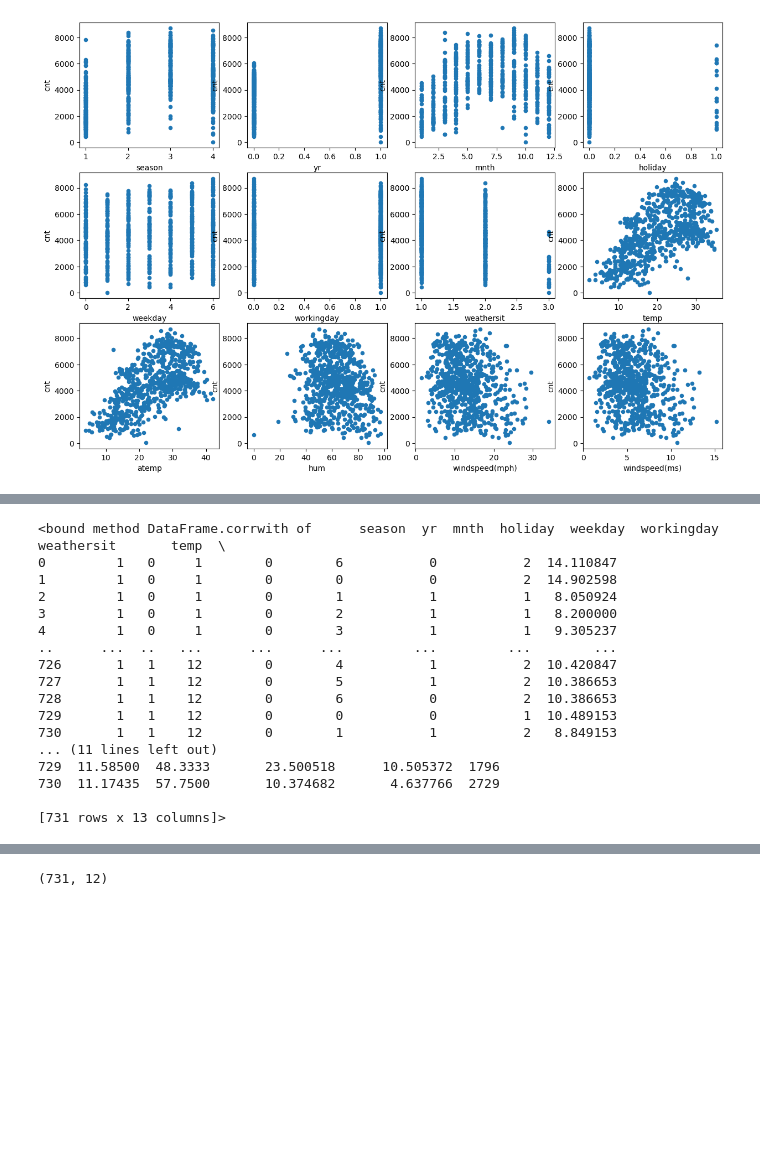
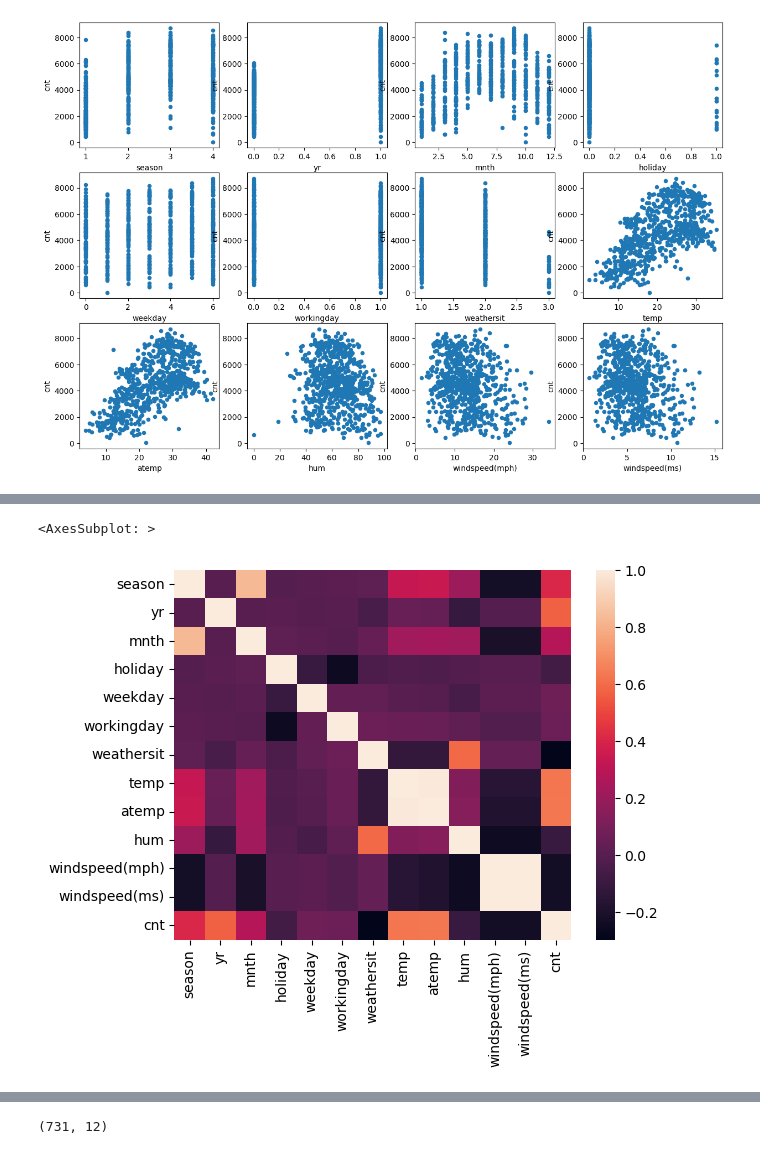
Before and after one commit to kurpenok/omstu, a Jupyter notebook: 4 semester/Machine learning/Practics/overfitting_and_regularization.ipynb, the cells around one changed output, grey strips where cells are left out. Drawn from its saved outputs; the diff is of its cells as text; code cells hidden in the pictures; blank space fills up the shorter version.

```diff
--- a/4 semester/Machine learning/Practics/overfitting_and_regularization.ipynb
+++ b/4 semester/Machine learning/Practics/overfitting_and_regularization.ipynb
@@ -47,20 +61,7 @@ for idx, feature in enumerate(data.columns[:-1]):
 # %%
-data.corrwith
+sns.heatmap(data.corr())
+
+# data.corrwith()
 # %% [output]
-<bound method DataFrame.corrwith of      season  yr  mnth  holiday  weekday  workingday  weathersit       temp  \
-0         1   0     1        0        6           0           2  14.110847
-1         1   0     1        0        0           0           2  14.902598
-2         1   0     1        0        1           1           1   8.050924
-3         1   0     1        0        2           1           1   8.200000
-4         1   0     1        0        3           1           1   9.305237
-..      ...  ..   ...      ...      ...         ...         ...        ...
-726       1   1    12        0        4           1           2  10.420847
-727       1   1    12        0        5           1           2  10.386653
-728       1   1    12        0        6           0           2  10.386653
-729       1   1    12        0        0           0           1  10.489153
-730       1   1    12        0        1           1           2   8.849153
-... (11 lines left out)
-729  11.58500  48.3333       23.500518      10.505372  1796
-730  11.17435  57.7500       10.374682       4.637766  2729
-
-[731 rows x 13 columns]>
+<AxesSubplot: >
+[figure, added]
```
Also changed, not shown: parts of 23 cells of this notebook.
